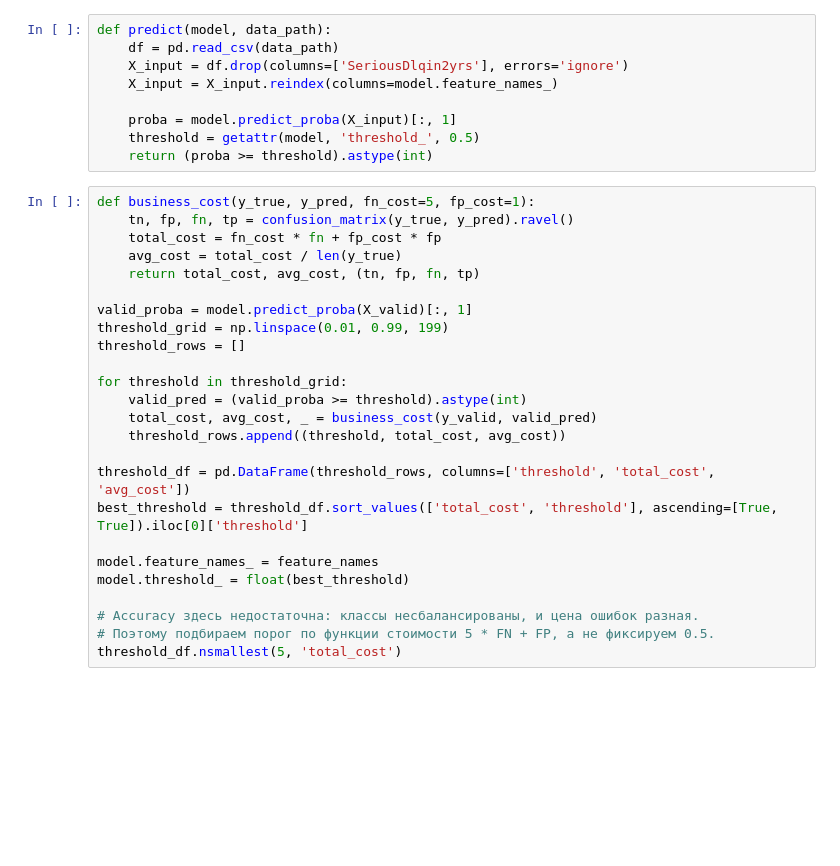
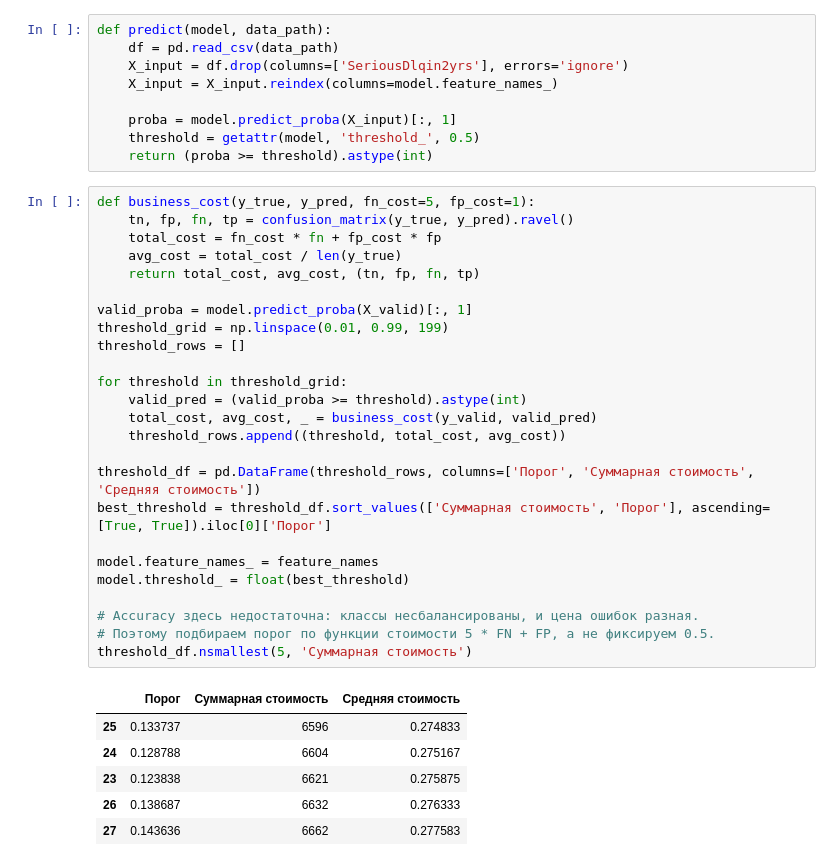
Before and after one commit to wak3upalex/ML_2026, a Jupyter notebook: hw1/hw1_students.ipynb, the cells around one changed output. Drawn from its saved outputs; the diff is of its cells as text; blank space fills up the shorter version.

```diff
--- a/hw1/hw1_students.ipynb
+++ b/hw1/hw1_students.ipynb
@@ -72,28 +84,35 @@ def predict(model, data_path):
 # %%
 def business_cost(y_true, y_pred, fn_cost=5, fp_cost=1):
     tn, fp, fn, tp = confusion_matrix(y_true, y_pred).ravel()
     total_cost = fn_cost * fn + fp_cost * fp
     avg_cost = total_cost / len(y_true)
     return total_cost, avg_cost, (tn, fp, fn, tp)
 
 valid_proba = model.predict_proba(X_valid)[:, 1]
 threshold_grid = np.linspace(0.01, 0.99, 199)
 threshold_rows = []
 
 for threshold in threshold_grid:
     valid_pred = (valid_proba >= threshold).astype(int)
     total_cost, avg_cost, _ = business_cost(y_valid, valid_pred)
     threshold_rows.append((threshold, total_cost, avg_cost))
 
-threshold_df = pd.DataFrame(threshold_rows, columns=['threshold', 'total_cost', 'avg_cost'])
-best_threshold = threshold_df.sort_values(['total_cost', 'threshold'], ascending=[True, True]).iloc[0]['threshold']
+threshold_df = pd.DataFrame(threshold_rows, columns=['Порог', 'Суммарная стоимость', 'Средняя стоимость'])
+best_threshold = threshold_df.sort_values(['Суммарная стоимость', 'Порог'], ascending=[True, True]).iloc[0]['Порог']
 
 model.feature_names_ = feature_names
 model.threshold_ = float(best_threshold)
 
 # Accuracy здесь недостаточна: классы несбалансированы, и цена ошибок разная.
 # Поэтому подбираем порог по функции стоимости 5 * FN + FP, а не фиксируем 0.5.
-threshold_df.nsmallest(5, 'total_cost')
+threshold_df.nsmallest(5, 'Суммарная стоимость')
+# %% [output]
+|  | Порог | Суммарная стоимость | Средняя стоимость |
+| 25 | 0.133737 | 6596 | 0.274833 |
+| 24 | 0.128788 | 6604 | 0.275167 |
+| 23 | 0.123838 | 6621 | 0.275875 |
+| 26 | 0.138687 | 6632 | 0.276333 |
+| 27 | 0.143636 | 6662 | 0.277583 |
 # %%
 import tempfile
 
```
Also changed, not shown: parts of 3 cells of this notebook.
